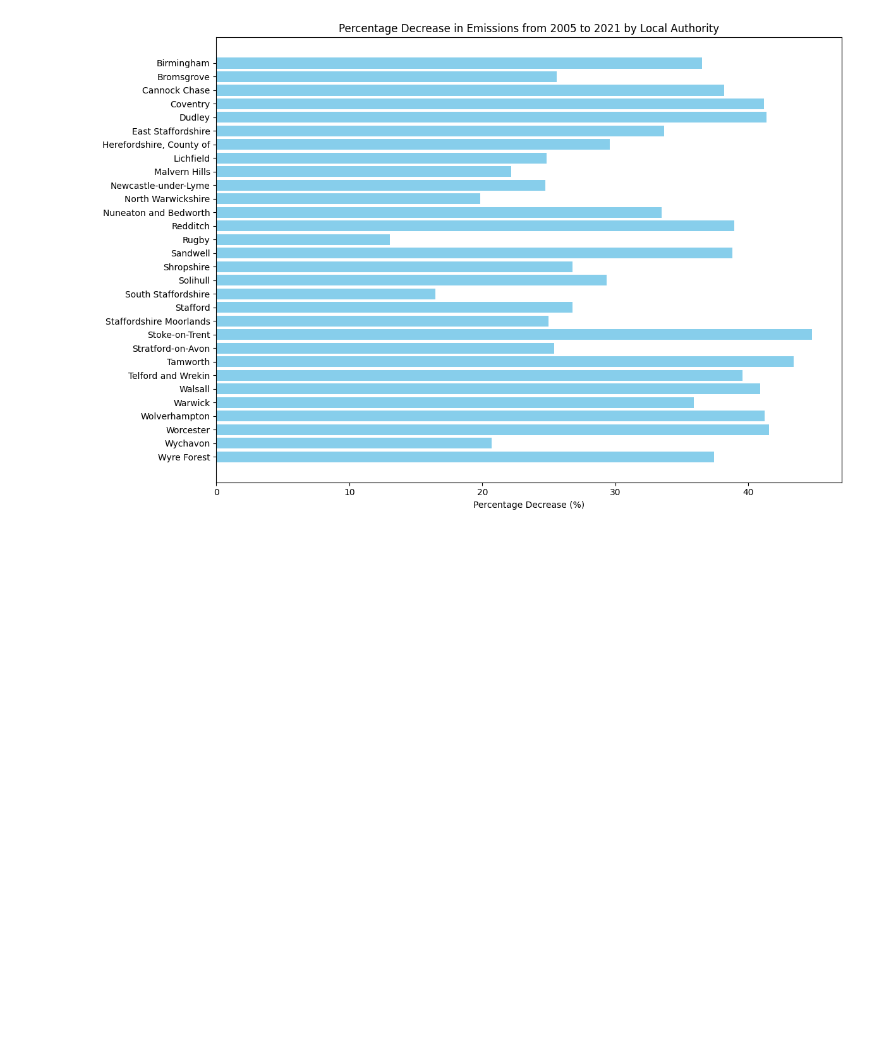
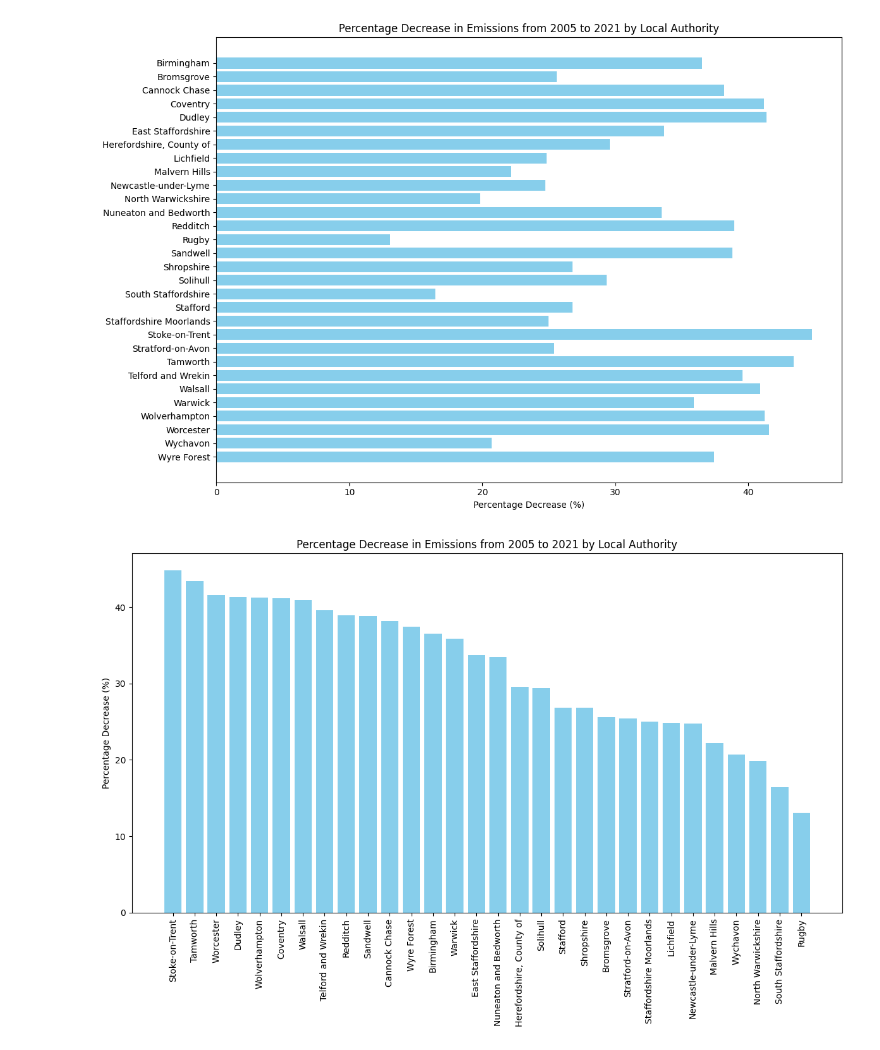
Before and after one commit to OlajideFemi/Carbon-Footprint, a Jupyter notebook: Another_Just_Playing_around_File.ipynb, the cells around one changed output. Cells and saved outputs as stored; diff of their text form; code cells hidden in the pictures; blank space fills up the shorter version.

```diff
--- a/Another_Just_Playing_around_File.ipynb
+++ b/Another_Just_Playing_around_File.ipynb
@@ -4635,3 +4635,55 @@ plt.tight_layout()
 plt.show()
 # %% [output]
 [figure]
+# %%
+import pandas as pd
+import matplotlib.pyplot as plt
+
+# Data preparation
+data = {
+    'Local Authority': [
+        'Birmingham', 'Bromsgrove', 'Cannock Chase', 'Coventry', 'Dudley',
+        'East Staffordshire', 'Herefordshire, County of', 'Lichfield', 'Malvern Hills',
+        'Newcastle-under-Lyme', 'North Warwickshire', 'Nuneaton and Bedworth',
+        'Redditch', 'Rugby', 'Sandwell', 'Shropshire', 'Solihull', 'South Staffordshire',
+        'Stafford', 'Staffordshire Moorlands', 'Stoke-on-Trent', 'Stratford-on-Avon',
+        'Tamworth', 'Telford and Wrekin', 'Walsall', 'Warwick', 'Wolverhampton',
+        'Worcester', 'Wychavon', 'Wyre Forest'
+    ],
+    '2005 Emissions': [
+        7059.33, 956.64, 588.98, 2285.26, 1983.59, 1287.27, 2091.68, 1004.51, 772.77,
+        1121.82, 1147.48, 813.10, 585.91, 2330.21, 2289.66, 3788.04, 1735.80, 1142.94,
+        1593.61, 1776.92, 2041.73, 1501.48, 475.07, 1659.12, 1841.64, 1391.72, 1677.18,
+        643.54, 1447.52, 697.68
+    ],
+    '2021 Emissions': [
+        4480.65, 711.76, 364.04, 1344.00, 1163.03, 853.52, 1472.87, 754.89, 601.44,
+        844.19, 919.63, 540.85, 357.79, 2026.45, 1401.09, 2773.37, 1226.18, 954.94,
+        1166.73, 1332.99, 1127.36, 1120.14, 268.84, 1002.88, 1088.51, 892.13, 985.99,
+        375.99, 1148.05, 436.54
+    ],
+    'Decrease': [
+        2578.68, 244.88, 224.94, 941.26, 820.56, 433.75, 618.82, 249.62, 171.33,
+        277.63, 227.85, 272.24, 228.12, 303.76, 888.58, 1014.67, 509.62, 188.00,
+        426.88, 443.93, 914.37, 381.34, 206.23, 656.25, 753.13, 499.59, 691.19,
+        267.55, 299.47, 261.14
+    ]
+}
+
+# Compute percentage decrease
+df = pd.DataFrame(data)
+df['Percentage Decrease (%)'] = (df['Decrease'] / df['2005 Emissions']) * 100
+
+# Sort data in descending order by percentage decrease
+df_sorted = df.sort_values(by='Percentage Decrease (%)', ascending=False)
+
+# Visualization
+plt.figure(figsize=(12, 8))
+plt.bar(df_sorted['Local Authority'], df_sorted['Percentage Decrease (%)'], color='skyblue')
+plt.xticks(rotation=90)
+plt.ylabel('Percentage Decrease (%)')
+plt.title('Percentage Decrease in Emissions from 2005 to 2021 by Local Authority')
+plt.tight_layout()
+plt.show()
+# %% [output]
+[figure, added]
```
